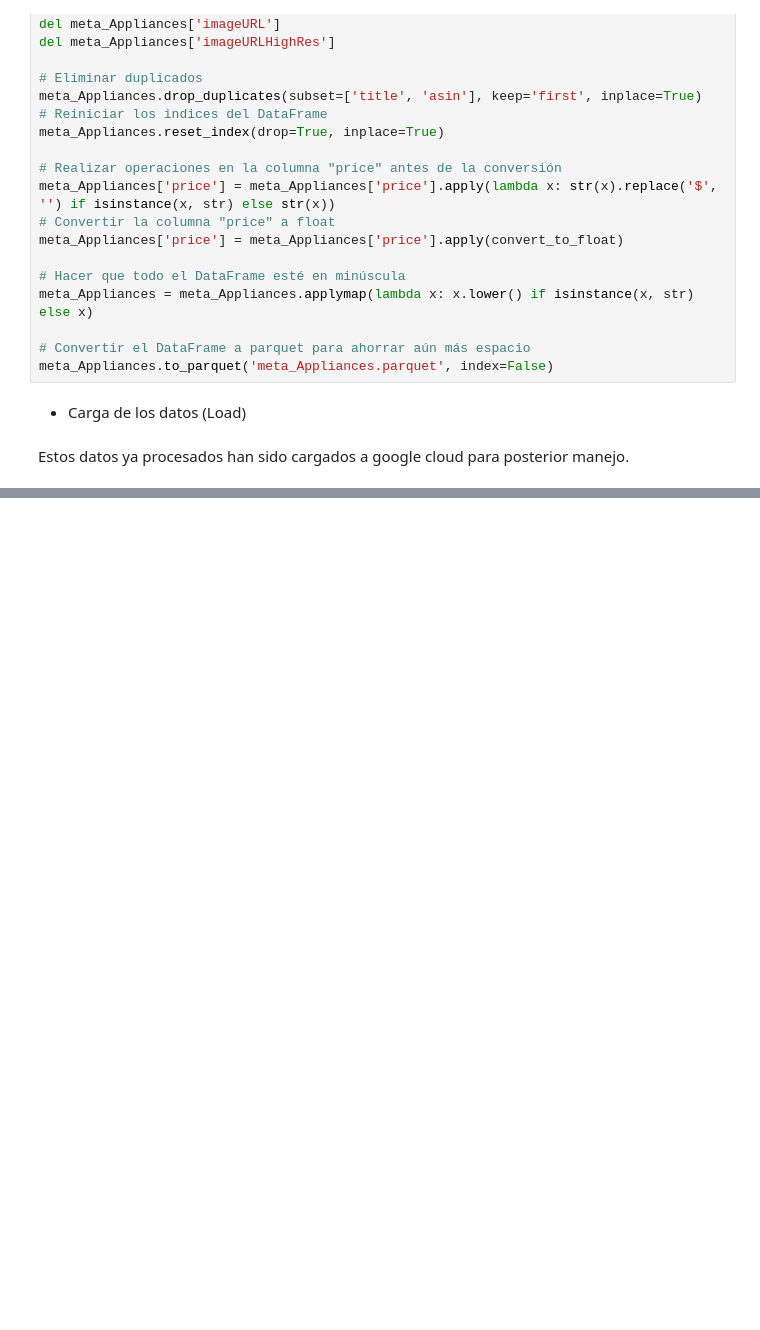
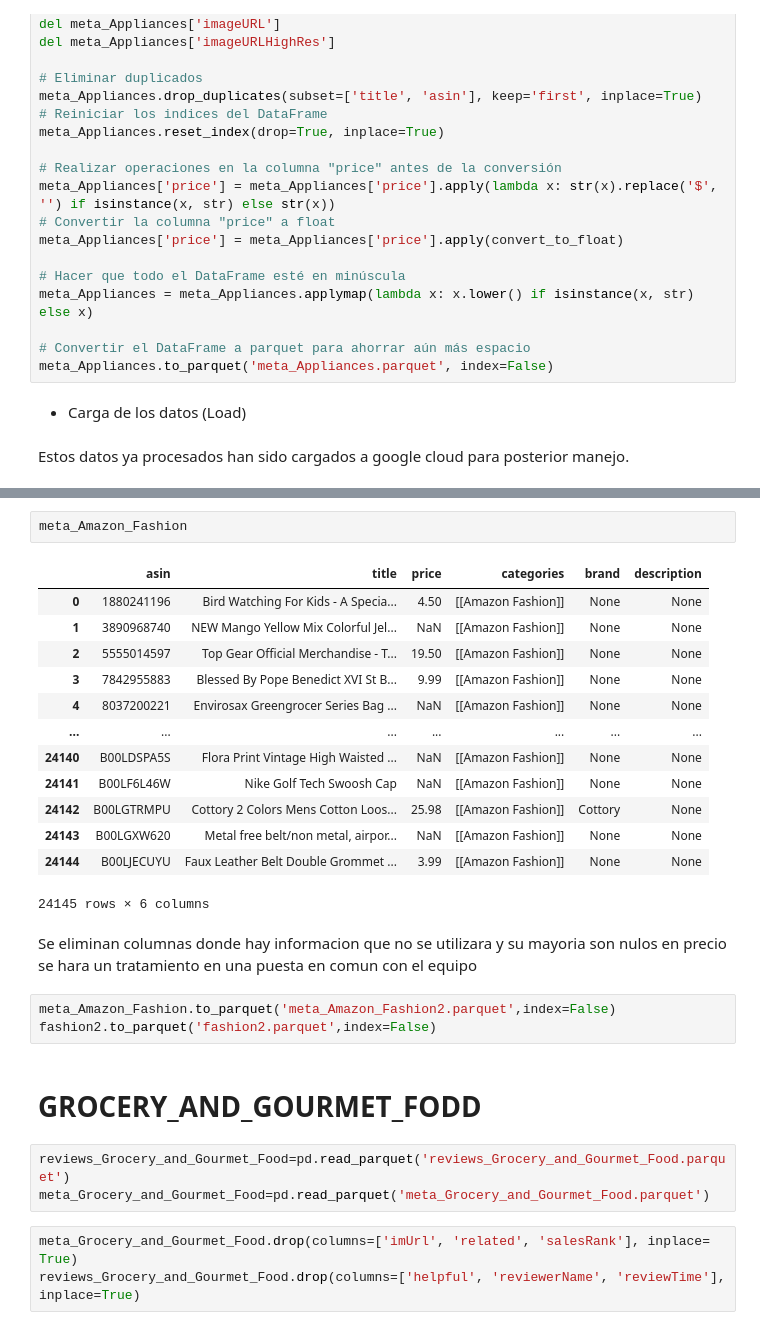
Before and after one commit to AlejandroManrrique/Amazon-Reviews, a Jupyter notebook: ETL.ipynb, the cells around one changed output, grey strips where cells are left out. Saved outputs shown, nothing was run; the diff lists cells and outputs as text; blank space fills up the shorter version.

```diff
--- a/ETL.ipynb
+++ b/ETL.ipynb
@@ -912,0 +1965,29 @@ Estos datos ya procesados han sido cargados a google cloud para posterior manejo
+# %%
+meta_Amazon_Fashion
+# %% [output]
+|  | asin | title | price | categories | brand | description |
+| 0 | 1880241196 | Bird Watching For Kids - A Specia... | 4.50 | [[Amazon Fashion]] | None | None |
+| 1 | 3890968740 | NEW Mango Yellow Mix Colorful Jel... | NaN | [[Amazon Fashion]] | None | None |
+| 2 | 5555014597 | Top Gear Official Merchandise - T... | 19.50 | [[Amazon Fashion]] | None | None |
+| 3 | 7842955883 | Blessed By Pope Benedict XVI St B... | 9.99 | [[Amazon Fashion]] | None | None |
+| 4 | 8037200221 | Envirosax Greengrocer Series Bag ... | NaN | [[Amazon Fashion]] | None | None |
+| ... | ... | ... | ... | ... | ... | ... |
+| 24140 | B00LDSPA5S | Flora Print Vintage High Waisted ... | NaN | [[Amazon Fashion]] | None | None |
+| 24141 | B00LF6L46W | Nike Golf Tech Swoosh Cap | NaN | [[Amazon Fashion]] | None | None |
+| 24142 | B00LGTRMPU | Cottory 2 Colors Mens Cotton Loos... | 25.98 | [[Amazon Fashion]] | Cottory | None |
+| 24143 | B00LGXW620 | Metal free belt/non metal, airpor... | NaN | [[Amazon Fashion]] | None | None |
+| 24144 | B00LJECUYU | Faux Leather Belt Double Grommet ... | 3.99 | [[Amazon Fashion]] | None | None |
+24145 rows × 6 columns
+# %% [markdown]
+Se eliminan columnas donde hay informacion que no se utilizara y su mayoria son nulos en precio se hara un tratamiento en una puesta en comun con el equipo
+# %%
+meta_Amazon_Fashion.to_parquet('meta_Amazon_Fashion2.parquet',index=False)
+fashion2.to_parquet('fashion2.parquet',index=False)
+# %% [markdown]
+# GROCERY_AND_GOURMET_FODD
+# %%
+reviews_Grocery_and_Gourmet_Food=pd.read_parquet('reviews_Grocery_and_Gourmet_Food.parquet')
+meta_Grocery_and_Gourmet_Food=pd.read_parquet('meta_Grocery_and_Gourmet_Food.parquet')
+# %%
+meta_Grocery_and_Gourmet_Food.drop(columns=['imUrl', 'related', 'salesRank'], inplace= True)
+reviews_Grocery_and_Gourmet_Food.drop(columns=['helpful', 'reviewerName', 'reviewTime'], inplace=True)
```
Also changed, not shown: parts of 212 cells of this notebook.
